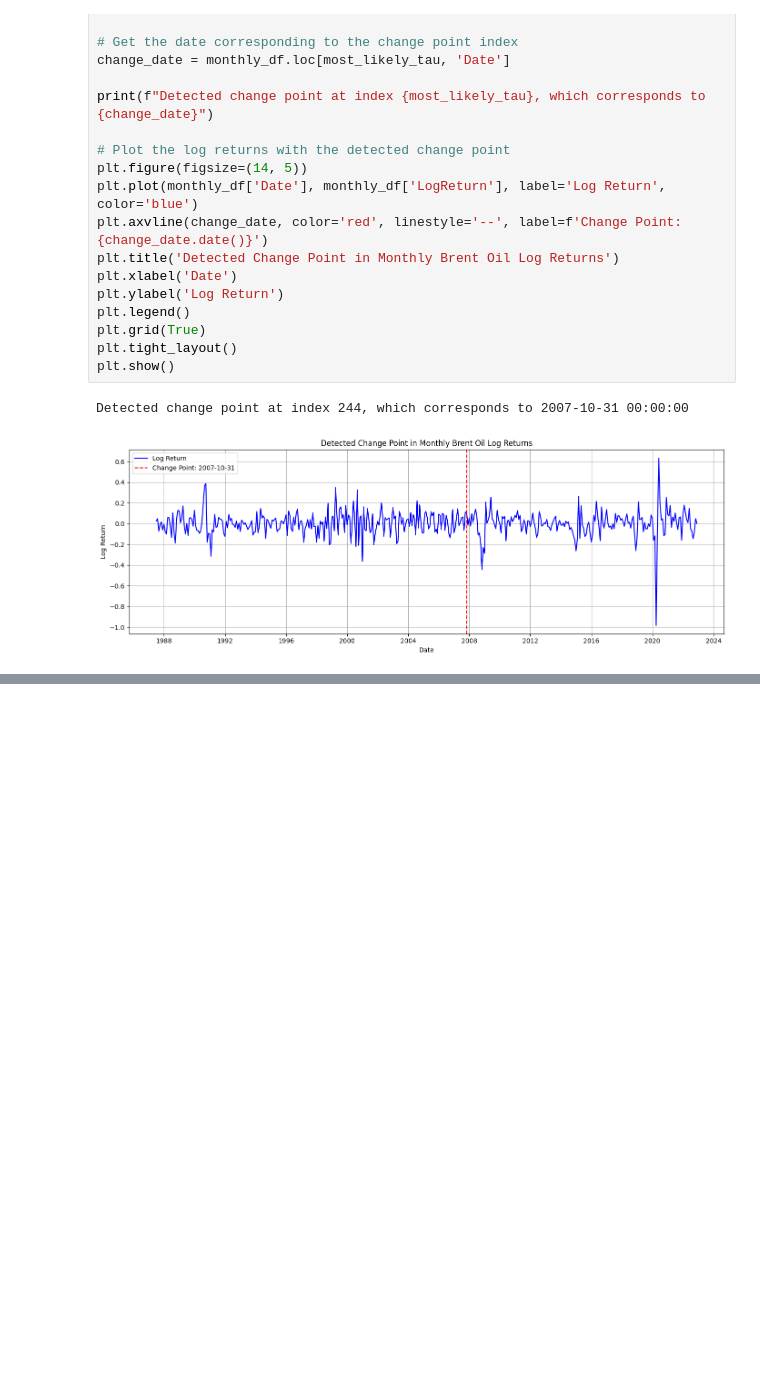
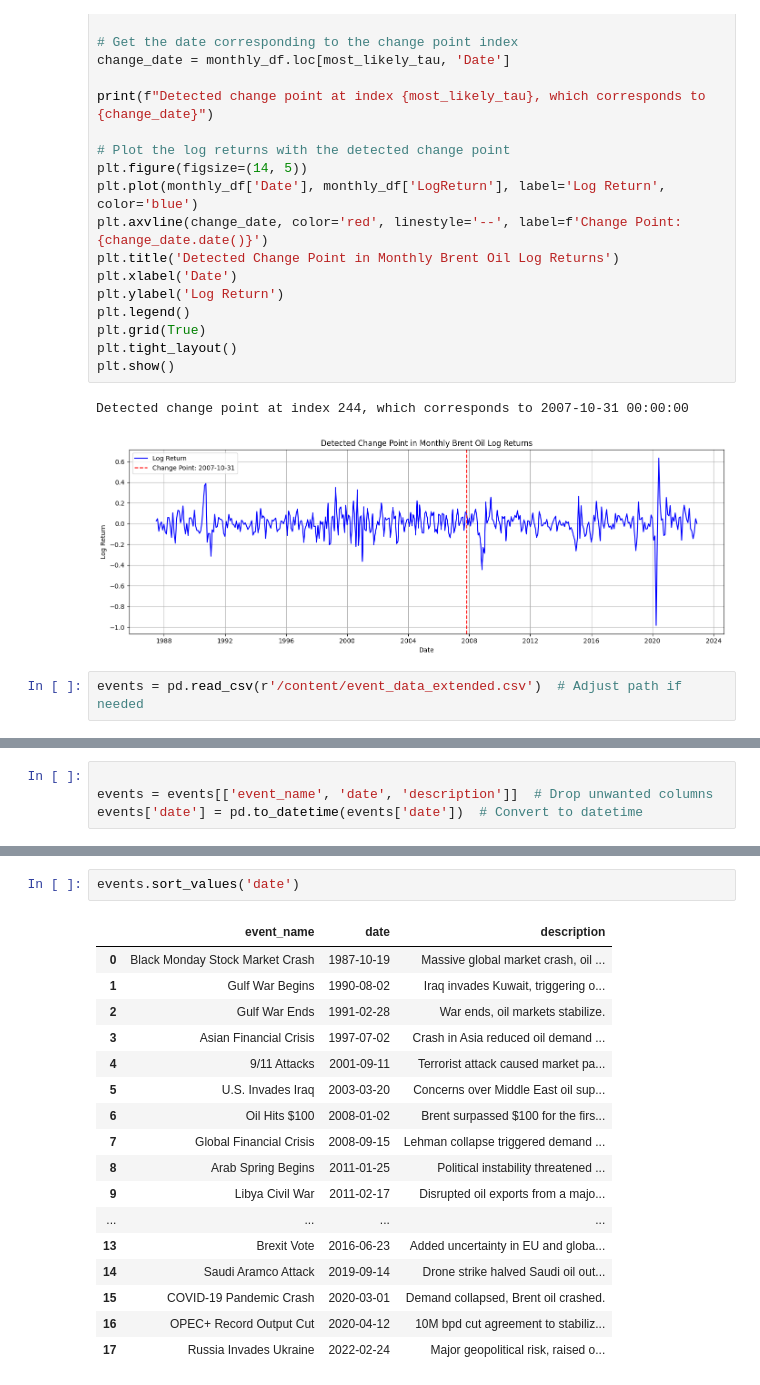
Before and after one commit to Skell30/brent-oil-change-point-analysis, a Jupyter notebook: notebooks/change_point_model.ipynb, the cells around one changed output, grey strips where cells are left out. Cells and saved outputs as stored; diff of their text form; blank space fills up the shorter version.

```diff
--- a/notebooks/change_point_model.ipynb
+++ b/notebooks/change_point_model.ipynb
@@ -120,3 +122,5 @@ plt.show()
 # %% [output]
 Detected change point at index 244, which corresponds to 2007-10-31 00:00:00
 [figure]
+# %%
+events = pd.read_csv(r'/content/event_data_extended.csv')  # Adjust path if needed
@@ -122,0 +136,4 @@ Detected change point at index 244, which corresponds to 2007-10-31 00:00:00
+# %%
+
+events = events[['event_name', 'date', 'description']]  # Drop unwanted columns
+events['date'] = pd.to_datetime(events['date'])  # Convert to datetime
@@ -122,0 +158,20 @@ Detected change point at index 244, which corresponds to 2007-10-31 00:00:00
+# %%
+events.sort_values('date')
+# %% [output]
+|  | event_name | date | description |
+| 0 | Black Monday Stock Market Crash | 1987-10-19 | Massive global market crash, oil ... |
+| 1 | Gulf War Begins | 1990-08-02 | Iraq invades Kuwait, triggering o... |
+| 2 | Gulf War Ends | 1991-02-28 | War ends, oil markets stabilize. |
+| 3 | Asian Financial Crisis | 1997-07-02 | Crash in Asia reduced oil demand ... |
+| 4 | 9/11 Attacks | 2001-09-11 | Terrorist attack caused market pa... |
+| 5 | U.S. Invades Iraq | 2003-03-20 | Concerns over Middle East oil sup... |
+| 6 | Oil Hits $100 | 2008-01-02 | Brent surpassed $100 for the firs... |
+| 7 | Global Financial Crisis | 2008-09-15 | Lehman collapse triggered demand ... |
+| 8 | Arab Spring Begins | 2011-01-25 | Political instability threatened ... |
+| 9 | Libya Civil War | 2011-02-17 | Disrupted oil exports from a majo... |
+| ... | ... | ... | ... |
+| 13 | Brexit Vote | 2016-06-23 | Added uncertainty in EU and globa... |
+| 14 | Saudi Aramco Attack | 2019-09-14 | Drone strike halved Saudi oil out... |
+| 15 | COVID-19 Pandemic Crash | 2020-03-01 | Demand collapsed, Brent oil crashed. |
+| 16 | OPEC+ Record Output Cut | 2020-04-12 | 10M bpd cut agreement to stabiliz... |
+| 17 | Russia Invades Ukraine | 2022-02-24 | Major geopolitical risk, raised o... |
```
Also changed, not shown: parts of 5 cells of this notebook.
